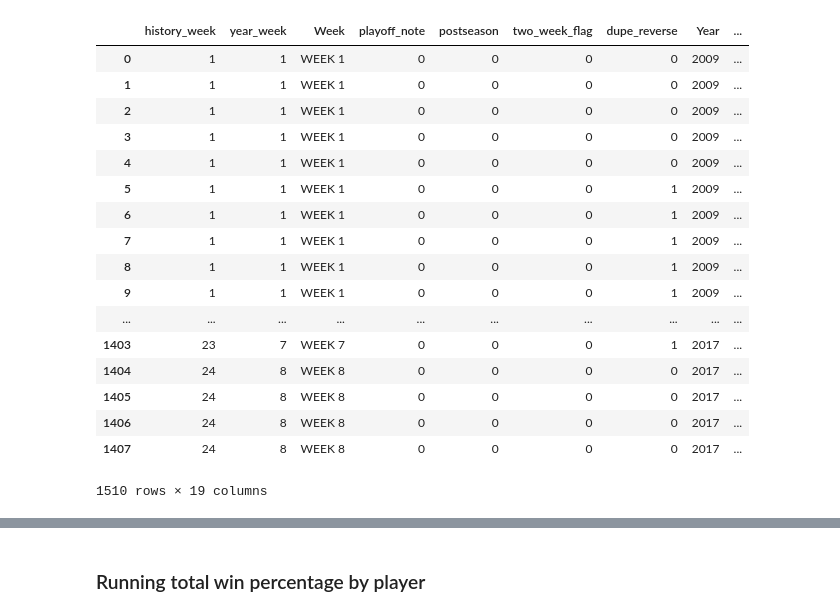
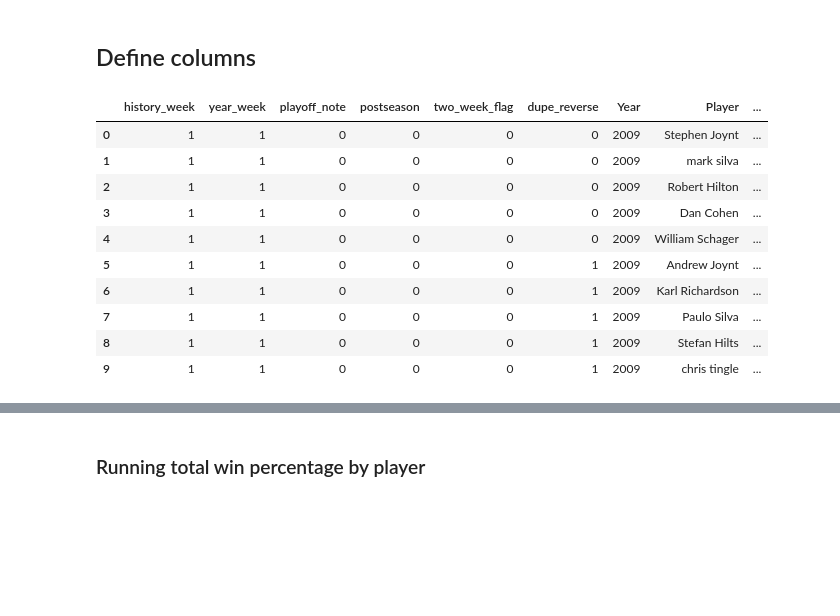
Before and after one commit to flint-hasset/Fantasy-Football, a Jupyter notebook: League History Parser.ipynb, the cells around one changed output, grey strips where cells are left out. Saved outputs shown, nothing was run; the diff lists cells and outputs as text; code cells hidden in the pictures; blank space fills up the shorter version.

```diff
--- a/League History Parser.ipynb
+++ b/League History Parser.ipynb
@@ -8,2 +9,5 @@ df_gamelog = pd.read_csv(r'C:\Users\stefa\Documents\GitHub\Fantasy-Football\FF_L
+# %%
+path = r'D:\Users\hiltss\Github\Fantasy-Football'
+df_gamelog = pd.read_csv(path+'\FF_League_History.csv', encoding='utf-8')
 # %%
-df_gamelog.drop(['Week'],axis=1)
+df_gamelog = df_gamelog.drop(['Week'],axis=1)
@@ -29,3 +14,5 @@ df_gamelog.drop(['Week'],axis=1)
+# %% [markdown]
+## Define columns
 # %%
 df_gamelog['W'] = np.where(df_gamelog['P1']>df_gamelog['P2'], 1,0)
 df_gamelog['L'] = np.where(df_gamelog['P1']<df_gamelog['P2'], 1,0)
@@ -36,23 +23,16 @@ df_gamelog['cumul_l'] = df_gamelog.groupby('Player')['L'].cumsum()
 df_gamelog['cumul_wp'] = df_gamelog['cumul_w']/(df_gamelog['cumul_w']+df_gamelog['cumul_l'])
 df_gamelog['cumul_games'] = df_gamelog['cumul_w']  + df_gamelog['cumul_t'] + df_gamelog['cumul_l']
 # %%
-df_gamelog
+df_gamelog.head(10)
 # %% [output]
-|  | history_week | year_week | Week | playoff_note | postseason | two_week_flag | dupe_reverse | Year | ... |
-| 0 | 1 | 1 | WEEK 1 | 0 | 0 | 0 | 0 | 2009 | ... |
-| 1 | 1 | 1 | WEEK 1 | 0 | 0 | 0 | 0 | 2009 | ... |
-| 2 | 1 | 1 | WEEK 1 | 0 | 0 | 0 | 0 | 2009 | ... |
-| 3 | 1 | 1 | WEEK 1 | 0 | 0 | 0 | 0 | 2009 | ... |
-| 4 | 1 | 1 | WEEK 1 | 0 | 0 | 0 | 0 | 2009 | ... |
-| 5 | 1 | 1 | WEEK 1 | 0 | 0 | 0 | 1 | 2009 | ... |
-| 6 | 1 | 1 | WEEK 1 | 0 | 0 | 0 | 1 | 2009 | ... |
-| 7 | 1 | 1 | WEEK 1 | 0 | 0 | 0 | 1 | 2009 | ... |
-| 8 | 1 | 1 | WEEK 1 | 0 | 0 | 0 | 1 | 2009 | ... |
-| 9 | 1 | 1 | WEEK 1 | 0 | 0 | 0 | 1 | 2009 | ... |
-| ... | ... | ... | ... | ... | ... | ... | ... | ... | ... |
-| 1403 | 23 | 7 | WEEK 7 | 0 | 0 | 0 | 1 | 2017 | ... |
-| 1404 | 24 | 8 | WEEK 8 | 0 | 0 | 0 | 0 | 2017 | ... |
-| 1405 | 24 | 8 | WEEK 8 | 0 | 0 | 0 | 0 | 2017 | ... |
-| 1406 | 24 | 8 | WEEK 8 | 0 | 0 | 0 | 0 | 2017 | ... |
-| 1407 | 24 | 8 | WEEK 8 | 0 | 0 | 0 | 0 | 2017 | ... |
+|  | history_week | year_week | playoff_note | postseason | two_week_flag | dupe_reverse | Year | Player | ... |
+| 0 | 1 | 1 | 0 | 0 | 0 | 0 | 2009 | Stephen Joynt | ... |
+| 1 | 1 | 1 | 0 | 0 | 0 | 0 | 2009 | mark silva | ... |
+| 2 | 1 | 1 | 0 | 0 | 0 | 0 | 2009 | Robert Hilton | ... |
+| 3 | 1 | 1 | 0 | 0 | 0 | 0 | 2009 | Dan Cohen | ... |
+| 4 | 1 | 1 | 0 | 0 | 0 | 0 | 2009 | William Schager | ... |
+| 5 | 1 | 1 | 0 | 0 | 0 | 1 | 2009 | Andrew Joynt | ... |
+| 6 | 1 | 1 | 0 | 0 | 0 | 1 | 2009 | Karl Richardson | ... |
+| 7 | 1 | 1 | 0 | 0 | 0 | 1 | 2009 | Paulo Silva | ... |
+| 8 | 1 | 1 | 0 | 0 | 0 | 1 | 2009 | Stefan Hilts | ... |
+| 9 | 1 | 1 | 0 | 0 | 0 | 1 | 2009 | chris tingle | ... |
-1510 rows × 19 columns
```
Also changed, not shown: parts of 14 cells of this notebook.
